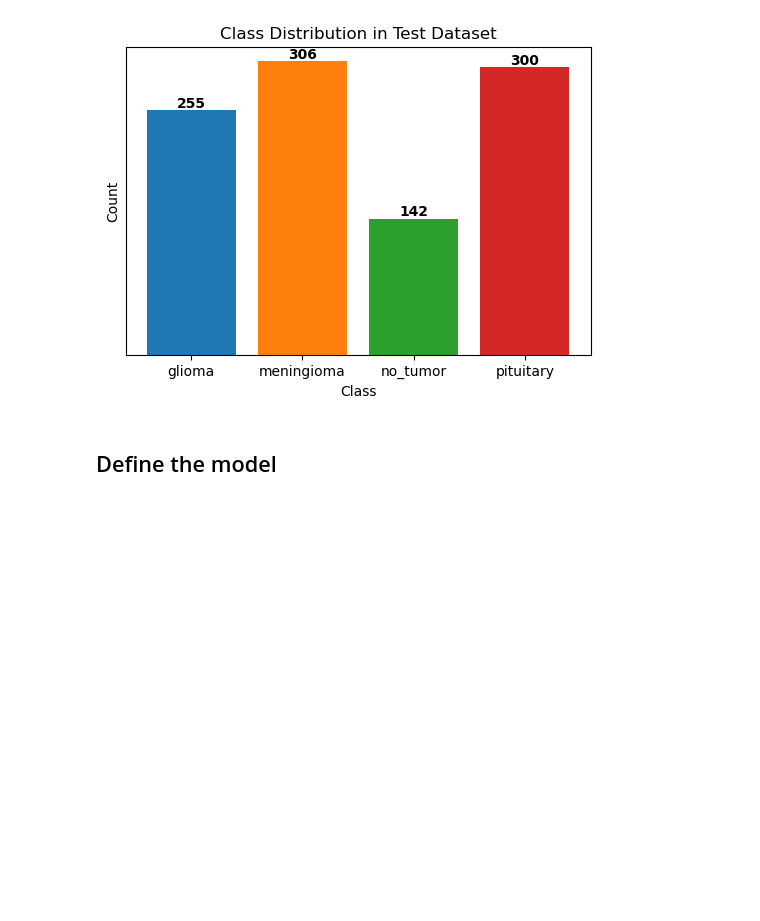
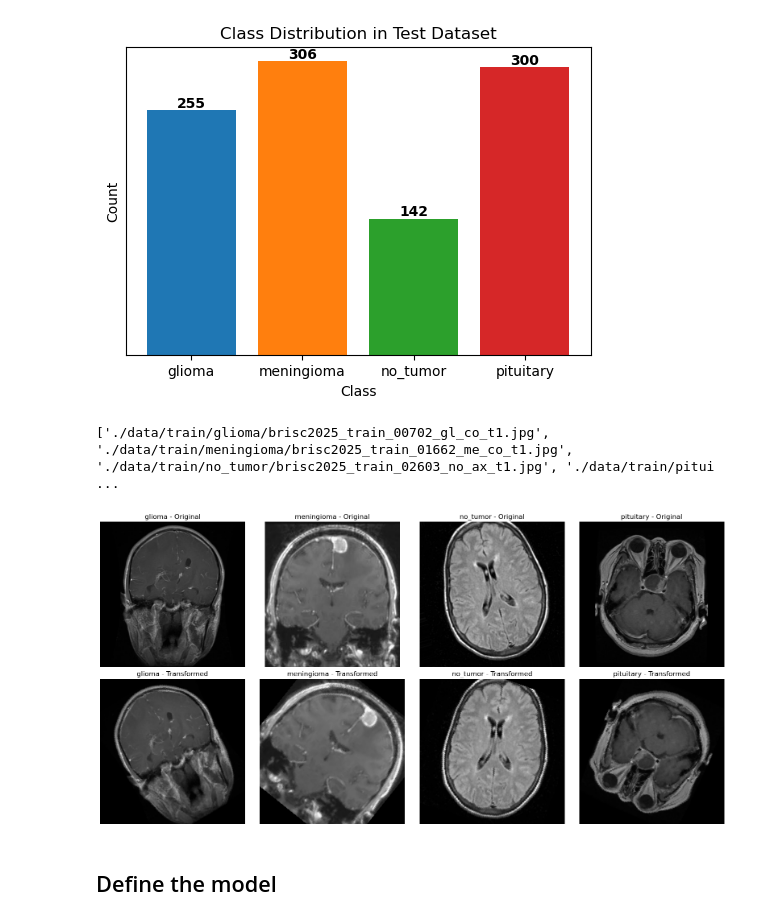
Before and after one commit to Ultimi-Sumiti/Brain_Tumor_Classifier, a Jupyter notebook: train_model_v1.ipynb, the cells around one changed output. Cells and saved outputs as stored; diff of their text form; code cells hidden in the pictures; blank space fills up the shorter version.

```diff
--- a/train_model_v1.ipynb
+++ b/train_model_v1.ipynb
@@ -24,16 +16,19 @@ DATASET_DIR = "./data"
 # %%
+# Dataset dir path.
+DATASET_DIR = "./data"
+
 # Define input the image size (network input).
 IMAGE_SIZE = 224
+
+EPOCHS = 35
+FINE_TUNE_EPOCHS = 35
 
 # Define train set and test set transformations.
 train_transform = v2.Compose([
     v2.Resize((IMAGE_SIZE, IMAGE_SIZE), antialias=True),
-    v2.RandomHorizontalFlip(p=0.1),
-    v2.RandomRotation(degrees=1),
-    #v2.RandomAffine(degrees=0, scale=(0.9, 1.1)),
-    #v2.ToDtype(torch.float32, scale=True),
-    #v2.Normalize(mean=[0.485, 0.456, 0.406],
-    #             std=[0.229, 0.224, 0.225]),
+    v2.RandomHorizontalFlip(p=0.3),
+    v2.RandomRotation(degrees=360),
+    #v2.RandomZoomOut(p=0.1, side_range=(1.0, 2.0), fill=0),
     v2.ToTensor(),
     v2.ToDtype(torch.float32, scale=True)
 ])
@@ -60,6 +55,11 @@ plot_distribution(DATASET_DIR, "Test")
 # %% [output]
 [figure]
 [figure]
+# %%
+plot_samples(DATASET_DIR, transform=train_transform)
+# %% [output]
+['./data/train/glioma/brisc2025_train_00702_gl_co_t1.jpg', './data/train/meningioma/brisc2025_train_01662_me_co_t1.jpg', './data/train/no_tumor/brisc2025_train_02603_no_ax_t1.jpg', './data/train/pitui ...
+[figure, added]
 # %% [markdown]
 ## Define the model
 # %%
```
Also changed, not shown: parts of 11 cells of this notebook.
